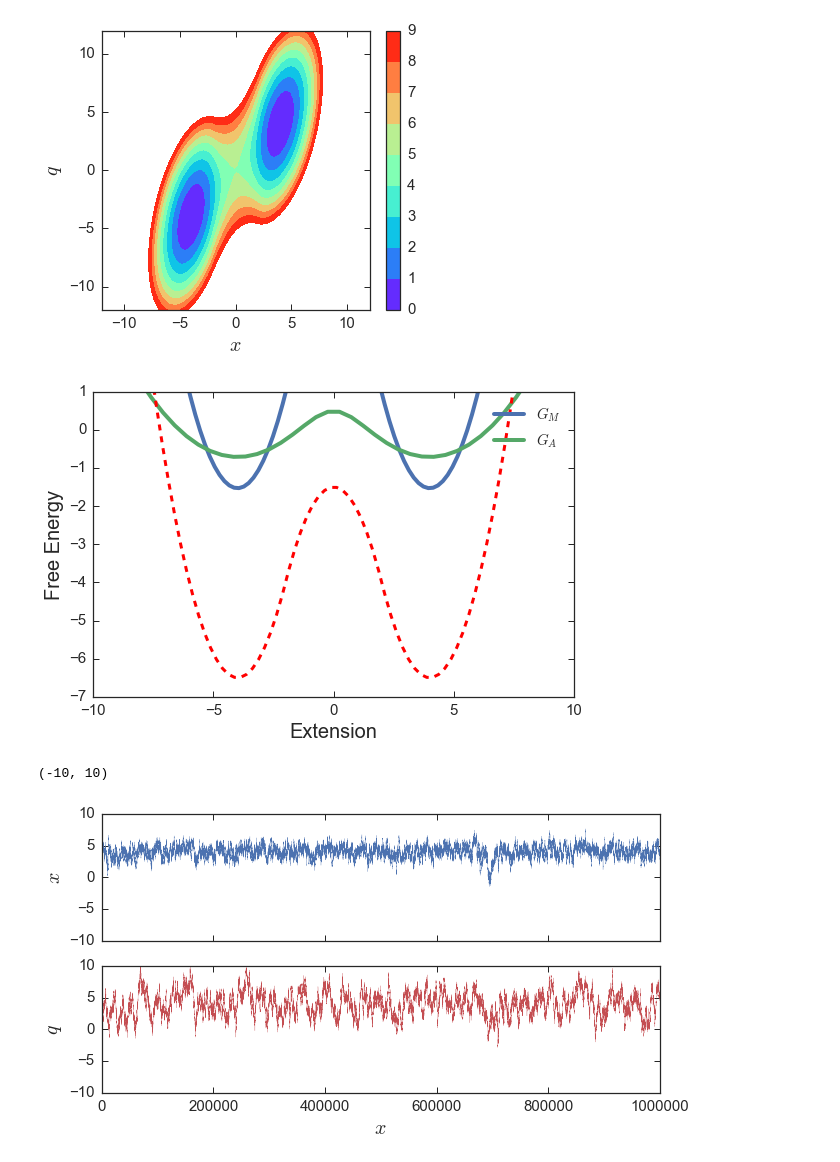
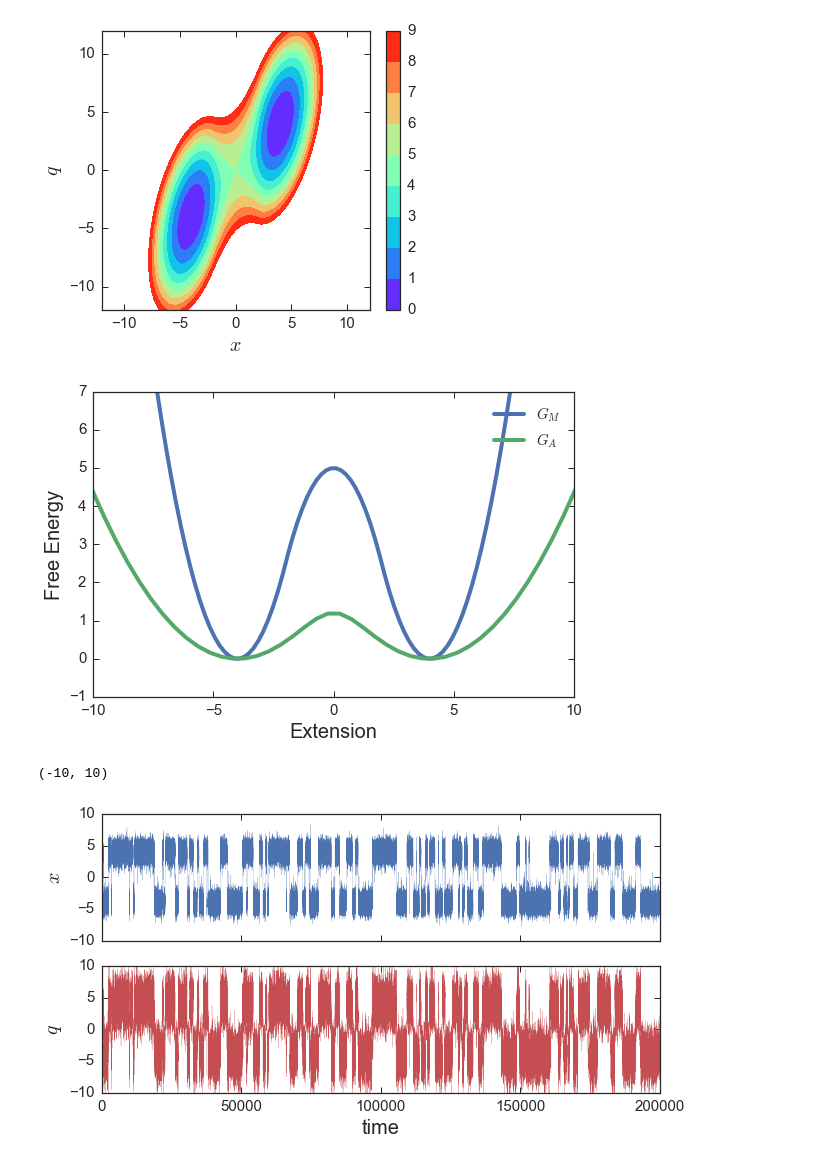
Before and after one commit to daviddesancho/smFSmodels, a Jupyter notebook: cossio_brownian_cython.ipynb, the cells around one changed output. Saved outputs shown, nothing was run; the diff lists cells and outputs as text; code cells hidden in the pictures.

```diff
--- a/cossio_brownian_cython.ipynb
+++ b/cossio_brownian_cython.ipynb
@@ -42,7 +39,7 @@ def calc_rates(y):
     return np.mean([meanA, meanB]), np.mean([errorA, errorB])
 # %%
 # Globals
-dt = 1e-4
+dt = 5e-3
 Dx = 1. # Diffusion coefficient for molecular coordinate
 # %% [markdown]
 ### Molecular potential of mean force
@@ -71,7 +68,7 @@ plt.tight_layout()
 start = time.time()
 x, q = [5., 0.]
 xk, qk = cossio.run_brownian(x0=x, dt=dt, barrier=5., kl=0., \
-                             Dx=Dx, numsteps=int(1e7), fwrite=10)
+                             Dx=Dx, numsteps=int(2e7), fwrite=100)
 end = time.time()
 print end - start
 # %% [output]
@@ -112,6 +115,6 @@ plt.tight_layout()
 kl = 0.3
 x, q = [5., 5.]
 xk, qk = cossio.run_brownian(x0=x, dt=dt, barrier=5., kl=kl, \
-                             Dx=0, Dq=Dx, numsteps=int(1e6))
+                             Dx=0, Dq=Dx, numsteps=int(1e6), fwrite=100)
 # %%
 fig, ax = plt.subplots(figsize=(10,2))
@@ -152,33 +155,33 @@ GM = -np.log(expGM)
 expGA = np.trapz(np.exp(-G2d), x, axis=1)
 GA = -np.log(expGA)
 fig, ax = plt.subplots()
-ax.plot(x, GM, label='$G_M$', lw=4)
-ax.plot(q, GA, label='$G_A$', lw=4)
-ax.plot(bin_centers, [cossio.Gx(y) - 1.5 for y in bin_centers], '--', c='red', lw=3)
+ax.plot(x, GM - np.min(GM), label='$G_M$', lw=4)
+ax.plot(q, GA  - np.min(GA), label='$G_A$', lw=4)
+#ax.plot(bin_centers, [cossio.Gx(y) for y in bin_centers], '--', c='red', lw=3)
 ax.set_xlim(-10,10)
-ax.set_ylim(-7,1)
+ax.set_ylim(-1,7)
 ax.set_xlabel('Extension', fontsize=20)
 ax.set_ylabel('Free Energy', fontsize=20)
 ax.legend(loc=1)
 fig.tight_layout()
 # %% [output]
-[figure, old version]
+[figure, new version]
 # %%
 x, q = [5., 5.]
 xk, qk = cossio.run_brownian(x0=x, dt=dt, barrier=5., kl=kl, \
-                             Dx=Dx, Dq=Dx, numsteps=int(1e7), fwrite=10)
+                             Dx=Dx, Dq=Dx, numsteps=int(2e7), fwrite=100)
 # %%
 fig, ax = plt.subplots(2,1, figsize=(10,5), sharex=True, sharey=True)
 ax[0].plot(xk, linewidth=0.2)
 ax[1].plot(qk, 'r', linewidth=0.2)
-ax[1].set_xlabel('$x$', fontsize=20)
+ax[1].set_xlabel('time', fontsize=20)
 ax[1].set_ylabel('$q$', fontsize=20)
 ax[0].set_ylabel('$x$', fontsize=20)
 ax[0].set_ylim(-10, 10)
 #ax[0].set_xlim(0, numsteps)
 # %% [output]
 (-10, 10)
-[figure, old version]
+[figure, new version]
 # %%
 pmf2d(xk,qk)
 # %% [output]
```
Also changed, not shown: parts of 15 cells of this notebook.
